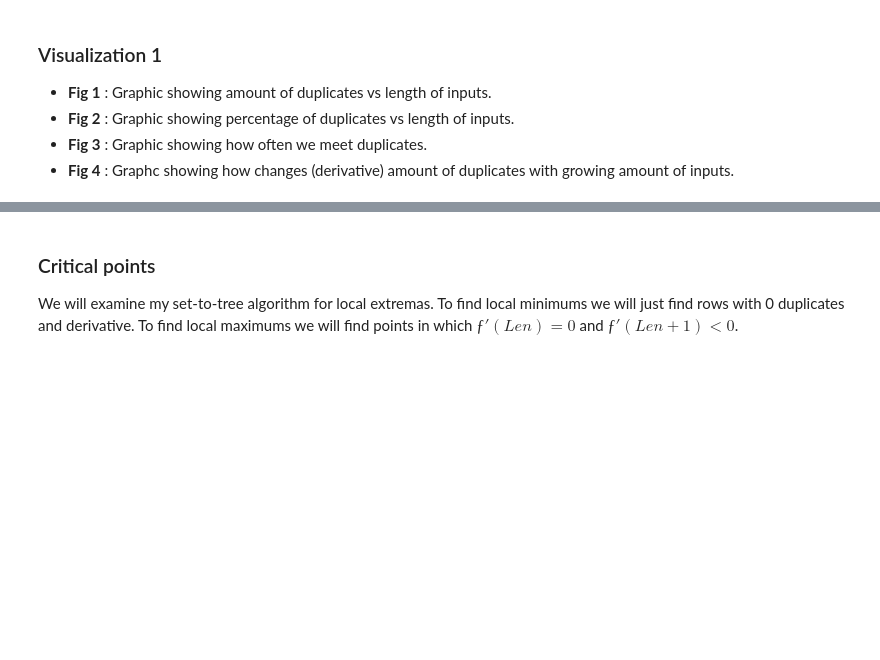
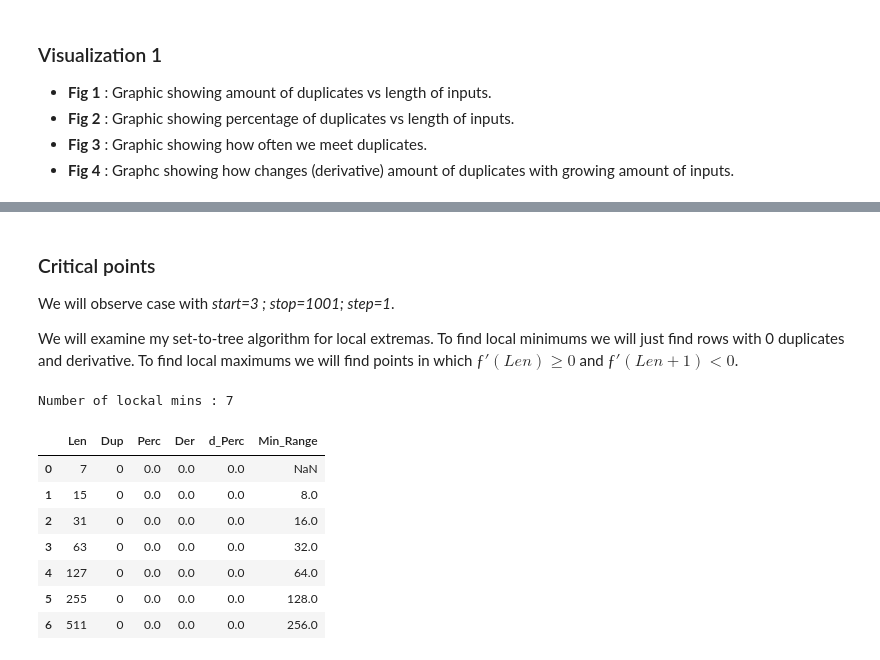
Before and after one commit to vbekasov/cpp, a Jupyter notebook: dup_anal.ipynb, the cells around one changed output, grey strips where cells are left out. Drawn from its saved outputs; the diff is of its cells as text; code cells hidden in the pictures; blank space fills up the shorter version.

```diff
--- a/dup_anal.ipynb
+++ b/dup_anal.ipynb
@@ -102,4 +102,22 @@ dDup.plot.scatter(x='Len', y='Der', color='black')
 # %% [markdown]
 ### Critical points
 
-We will examine my set-to-tree algorithm for local extremas. To find local minimums we will just find rows with 0 duplicates and derivative. To find local maximums we will find points in which $ƒ'(Len)=0$ and $ƒ'(Len+1)<0$.
+We will observe case with <i>start=3 ; stop=1001; step=1</i>.
+
+We will examine my set-to-tree algorithm for local extremas. To find local minimums we will just find rows with 0 duplicates and derivative. To find local maximums we will find points in which $ƒ'(Len)≥0$ and $ƒ'(Len+1)<0$.
+# %%
+dfMin = dDup[(dDup['Dup'] == 0) & (dDup['Der'] == 0)]
+dfMin = dfMin.reset_index(drop=True)
+print("Number of lockal mins :", dfMin.shape[0])
+dfMin['Min_Range'] = dfMin['Len'].diff()
+dfMin.tail(10)
+# %% [output]
+Number of lockal mins : 7
+|  | Len | Dup | Perc | Der | d_Perc | Min_Range |
+| 0 | 7 | 0 | 0.0 | 0.0 | 0.0 | NaN |
+| 1 | 15 | 0 | 0.0 | 0.0 | 0.0 | 8.0 |
+| 2 | 31 | 0 | 0.0 | 0.0 | 0.0 | 16.0 |
+| 3 | 63 | 0 | 0.0 | 0.0 | 0.0 | 32.0 |
+| 4 | 127 | 0 | 0.0 | 0.0 | 0.0 | 64.0 |
+| 5 | 255 | 0 | 0.0 | 0.0 | 0.0 | 128.0 |
+| 6 | 511 | 0 | 0.0 | 0.0 | 0.0 | 256.0 |
```
Also changed, not shown: parts of 7 cells of this notebook, 3 other files.
